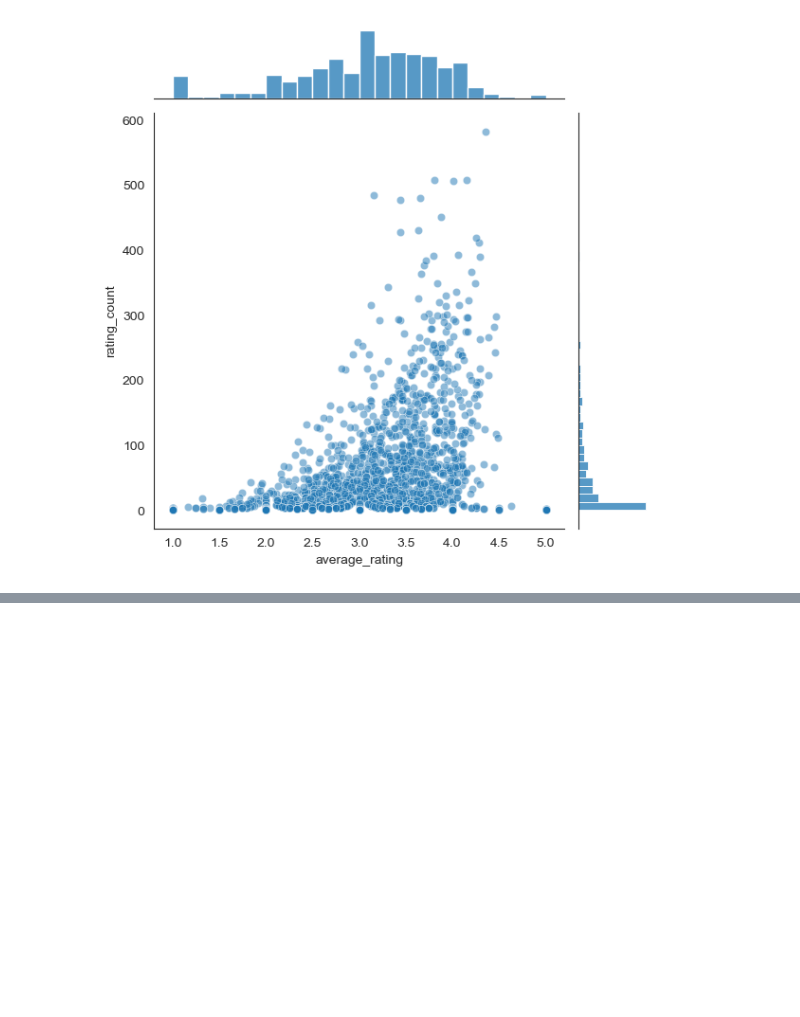
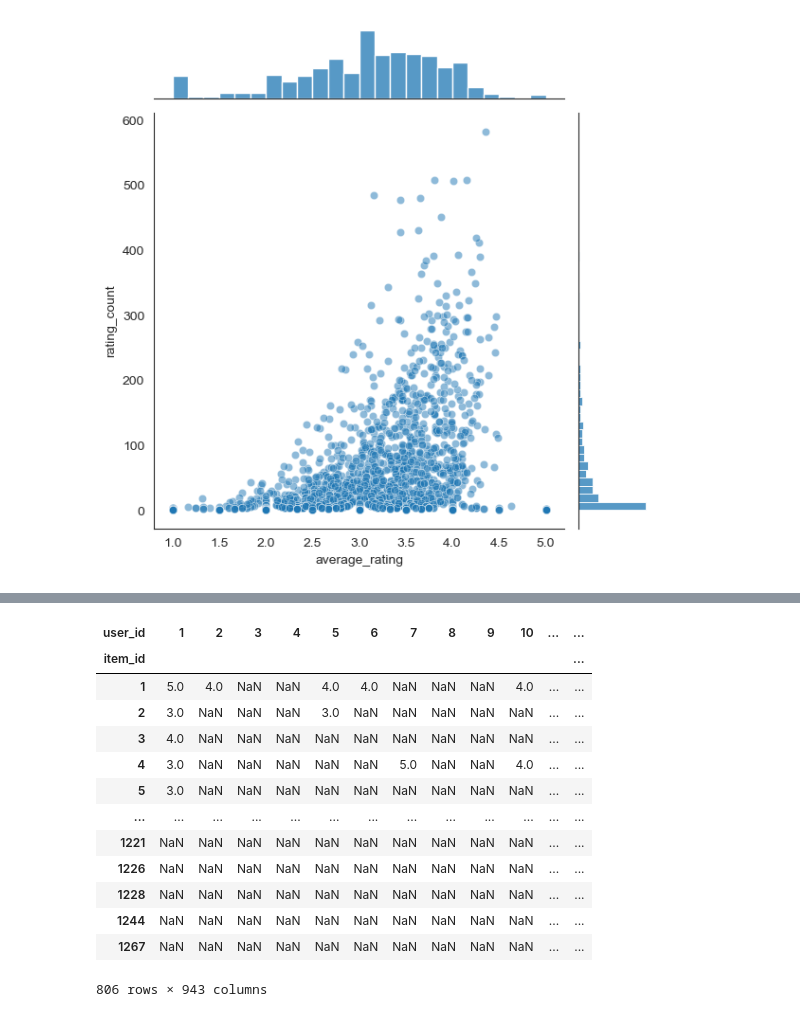
Before and after one commit to manojkhara/Recommender_Systems, a Jupyter notebook: item_similarity.ipynb, the cells around one changed output, grey strips where cells are left out. Saved outputs shown, nothing was run; the diff lists cells and outputs as text; code cells hidden in the pictures; blank space fills up the shorter version.

```diff
--- a/item_similarity.ipynb
+++ b/item_similarity.ipynb
@@ -154,0 +171,18 @@ moviemat.head()
+# %%
+# keep items with at least 30 ratings
+y_matrix.loc[movie_stats[movie_stats['rating_count'] >= 30]['item_id']]
+# %% [output]
+| user_id | 1 | 2 | 3 | 4 | 5 | 6 | 7 | 8 | 9 | 10 | ... | ... |
+| item_id |  |  |  |  |  |  |  |  |  |  |  | ... |
+| 1 | 5.0 | 4.0 | NaN | NaN | 4.0 | 4.0 | NaN | NaN | NaN | 4.0 | ... | ... |
+| 2 | 3.0 | NaN | NaN | NaN | 3.0 | NaN | NaN | NaN | NaN | NaN | ... | ... |
+| 3 | 4.0 | NaN | NaN | NaN | NaN | NaN | NaN | NaN | NaN | NaN | ... | ... |
+| 4 | 3.0 | NaN | NaN | NaN | NaN | NaN | 5.0 | NaN | NaN | 4.0 | ... | ... |
+| 5 | 3.0 | NaN | NaN | NaN | NaN | NaN | NaN | NaN | NaN | NaN | ... | ... |
+| ... | ... | ... | ... | ... | ... | ... | ... | ... | ... | ... | ... | ... |
+| 1221 | NaN | NaN | NaN | NaN | NaN | NaN | NaN | NaN | NaN | NaN | ... | ... |
+| 1226 | NaN | NaN | NaN | NaN | NaN | NaN | NaN | NaN | NaN | NaN | ... | ... |
+| 1228 | NaN | NaN | NaN | NaN | NaN | NaN | NaN | NaN | NaN | NaN | ... | ... |
+| 1244 | NaN | NaN | NaN | NaN | NaN | NaN | NaN | NaN | NaN | NaN | ... | ... |
+| 1267 | NaN | NaN | NaN | NaN | NaN | NaN | NaN | NaN | NaN | NaN | ... | ... |
+806 rows × 943 columns
```
Also changed, not shown: parts of 14 cells of this notebook.
